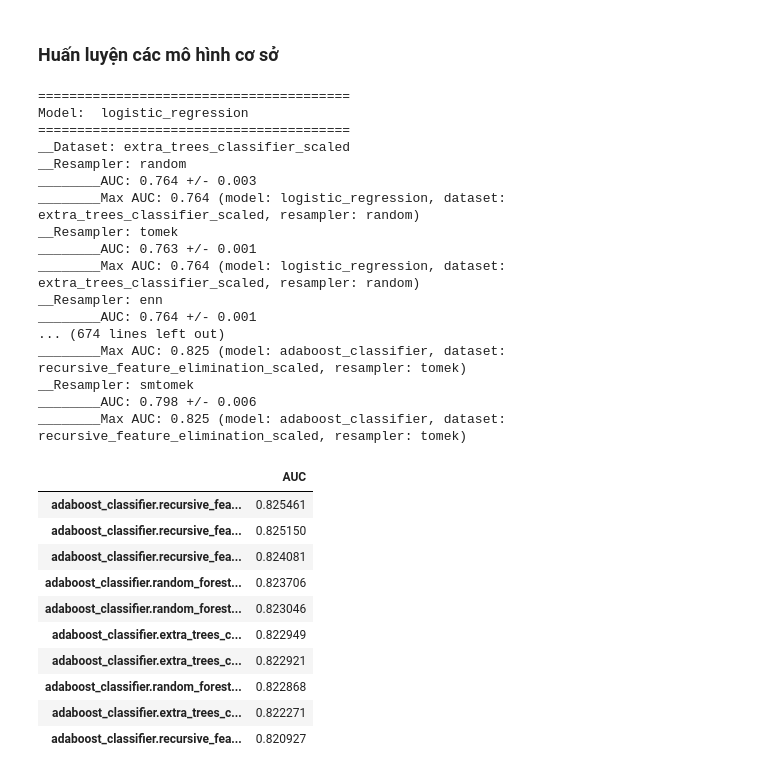
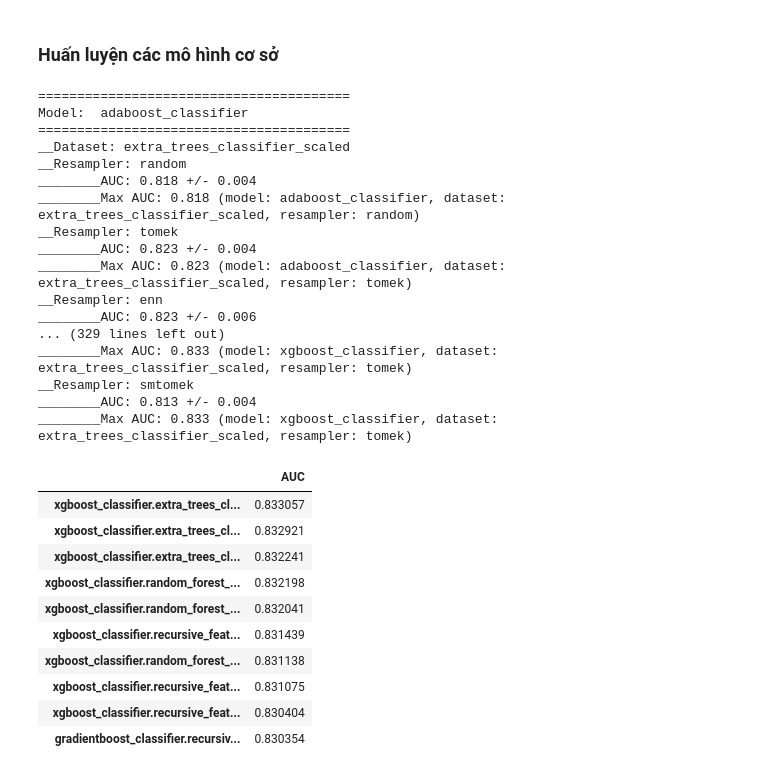
Before and after one commit to ngohongthai/ml-labs, a Jupyter notebook: classification/assignment_2/adv_asm2.ipynb, the cells around one changed output. Drawn from its saved outputs; the diff is of its cells as text; code cells hidden in the pictures.

```diff
--- a/classification/assignment_2/adv_asm2.ipynb
+++ b/classification/assignment_2/adv_asm2.ipynb
@@ -207,7 +207,7 @@ Value:  ['var15', 'saldo_var30', 'saldo_medio_var5_hace3', 'var38']
 # %% [markdown]
 ## Training models
 # %%
-n_jobs = None
+n_jobs = 4
 # %% [markdown]
 ### UnderSampling
 # %%
@@ -326,3 +313,11 @@ base_models = {
+# %%
+ensemle_models = {
+    'adaboost_classifier': AdaBoostClassifier(),
+    'gradientboost_classifier': GradientBoostingClassifier(),
+    'xgboost_classifier': XGBClassifier(missing=np.nan, max_depth=5, n_estimators=350,
+                     learning_rate=0.03, nthread=4, subsample=0.95,
+                     colsample_bytree=0.85, seed=0),
+}
 # %%
 
 def run_model(model, X_train, y_train, resampler):
@@ -344,7 +339,7 @@ max_model_name = ''
 max_dataset_name = ''
 max_resampler_name = ''
 
-for model_name, model in base_models.items():
+for model_name, model in ensemle_models.items():
     results_dict[model_name] = {}
     std_dict[model_name] = {}
     print("="*40)
@@ -399,50 +394,47 @@ for model_name, model in base_models.items():
             print('________Max AUC: {:.3f} (model: {}, dataset: {}, resampler: {})'.format(max_score, max_model_name, max_dataset_name, max_resampler_name))
 # %% [output]
 ========================================
-Model:  logistic_regression
+Model:  adaboost_classifier
 ========================================
 __Dataset: extra_trees_classifier_scaled
 __Resampler: random
-________AUC: 0.764 +/- 0.003
-________Max AUC: 0.764 (model: logistic_regression, dataset: extra_trees_classifier_scaled, resampler: random)
+________AUC: 0.818 +/- 0.004
+________Max AUC: 0.818 (model: adaboost_classifier, dataset: extra_trees_classifier_scaled, resampler: random)
 __Resampler: tomek
-________AUC: 0.763 +/- 0.001
-________Max AUC: 0.764 (model: logistic_regression, dataset: extra_trees_classifier_scaled, resampler: random)
+________AUC: 0.823 +/- 0.004
+________Max AUC: 0.823 (model: adaboost_classifier, dataset: extra_trees_classifier_scaled, resampler: tomek)
 __Resampler: enn
-________AUC: 0.764 +/- 0.001
-... (674 lines left out)
-________Max AUC: 0.825 (model: adaboost_classifier, dataset: recursive_feature_elimination_scaled, resampler: tomek)
+________AUC: 0.823 +/- 0.006
+... (329 lines left out)
+________Max AUC: 0.833 (model: xgboost_classifier, dataset: extra_trees_classifier_scaled, resampler: tomek)
 __Resampler: smtomek
-________AUC: 0.798 +/- 0.006
-________Max AUC: 0.825 (model: adaboost_classifier, dataset: recursive_feature_elimination_scaled, resampler: tomek)
+________AUC: 0.813 +/- 0.004
+________Max AUC: 0.833 (model: xgboost_classifier, dataset: extra_trees_classifier_scaled, resampler: tomek)
 # %%
-import collections
+from collections.abc import MutableMapping
 
-def flatten_dict(d, parent_key='', sep='.'):
+def flatten(d, parent_key='', sep='.'):
     items = []
     for k, v in d.items():
         new_key = parent_key + sep + k if parent_key else k
-        if isinstance(v, collections.MutableMapping):
-            items.extend(flatten_dict(v, new_key, sep=sep).items())
+        if isinstance(v, MutableMapping):
+            items.extend(flatten(v, new_key, sep=sep).items())
         else:
             items.append((new_key, v))
     return dict(items)
 
-flatten_result = flatten_dict(results_dict)
-result_pd = pd.DataFrame.from_dict(flatten_result, orient='index')
-result_pd.columns = ['AUC']
-result_pd.to_csv('result.csv')
+results_df = pd.DataFrame.from_dict(flatten(results_dict), orient='index', columns=['AUC'])
 # %%
-result_pd.sort_values(by='AUC', ascending=False).head(10)
+results_df.sort_values(by='AUC', ascending=False).head(10)
 # %% [output]
 |  | AUC |
-| adaboost_classifier.recursive_fea... | 0.825461 |
-| adaboost_classifier.recursive_fea... | 0.825150 |
-| adaboost_classifier.recursive_fea... | 0.824081 |
-| adaboost_classifier.random_forest... | 0.823706 |
-| adaboost_classifier.random_forest... | 0.823046 |
-| adaboost_classifier.extra_trees_c... | 0.822949 |
-| adaboost_classifier.extra_trees_c... | 0.822921 |
-| adaboost_classifier.random_forest... | 0.822868 |
-| adaboost_classifier.extra_trees_c... | 0.822271 |
-| adaboost_classifier.recursive_fea... | 0.820927 |
+| xgboost_classifier.extra_trees_cl... | 0.833057 |
+| xgboost_classifier.extra_trees_cl... | 0.832921 |
+| xgboost_classifier.extra_trees_cl... | 0.832241 |
+| xgboost_classifier.random_forest_... | 0.832198 |
+| xgboost_classifier.random_forest_... | 0.832041 |
+| xgboost_classifier.recursive_feat... | 0.831439 |
+| xgboost_classifier.random_forest_... | 0.831138 |
+| xgboost_classifier.recursive_feat... | 0.831075 |
+| xgboost_classifier.recursive_feat... | 0.830404 |
+| gradientboost_classifier.recursiv... | 0.830354 |
```
Also changed, not shown: parts of 9 cells of this notebook, 3 other files.
